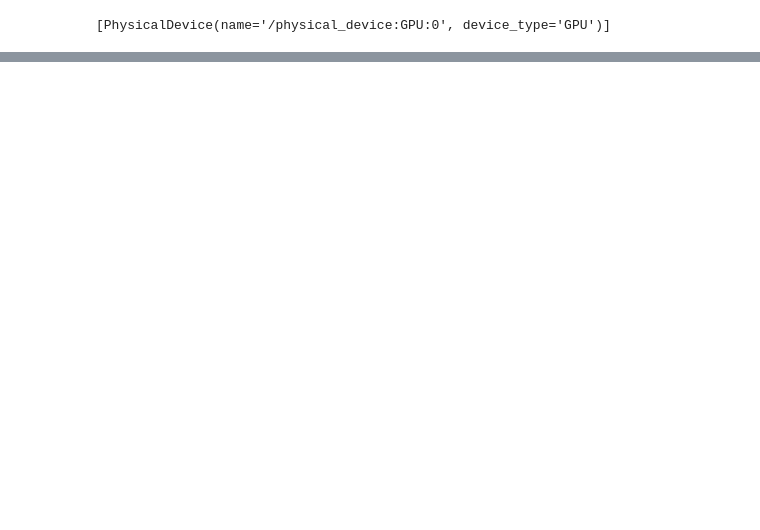
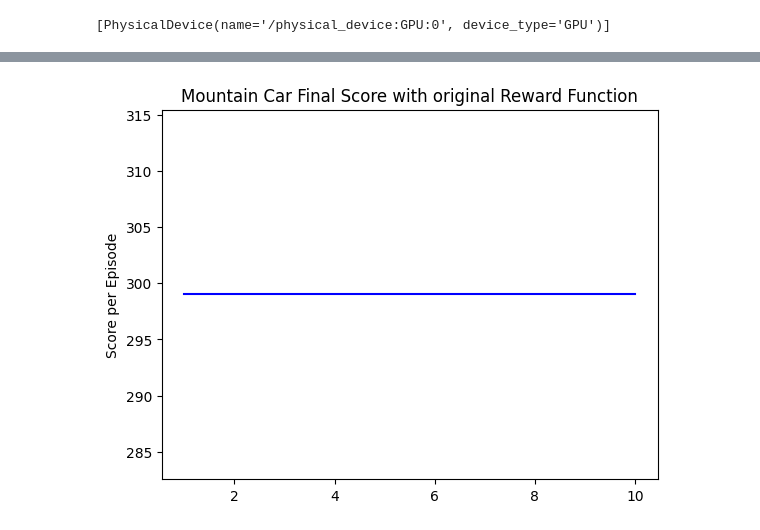
Before and after one commit to oscaro00/Math156_Project, a Jupyter notebook: MountainCar_v3.ipynb, the cells around one changed output, grey strips where cells are left out. Saved outputs shown, nothing was run; the diff lists cells and outputs as text; code cells hidden in the pictures; blank space fills up the shorter version.

```diff
--- a/MountainCar_v3.ipynb
+++ b/MountainCar_v3.ipynb
@@ -210,6 +211,8 @@ NameError: name 'loss' is not defined
 # %%
-plt.plot([i+1 for i in range(episodes)], step_count, color = colors["reward_type"])
+plt.plot([i+1 for i in range(episodes)], step_count, color = colors[reward_type])
 plt.ylabel('Score per Episode')
 plt.title("Mountain Car Final Score with {} Reward Function".format(reward_type))
+plt.savefig("MC_v3_plots/step_{}_{}_{}.png".format(reward_type, date, time))
 plt.show()
-plt.savefig("MC_v3_plots/step_{}_{}_{}.png".format(reward_type, date, time))
+# %% [output]
+[figure, added]
```
Also changed, not shown: parts of 5 cells of this notebook, 2 other files.
